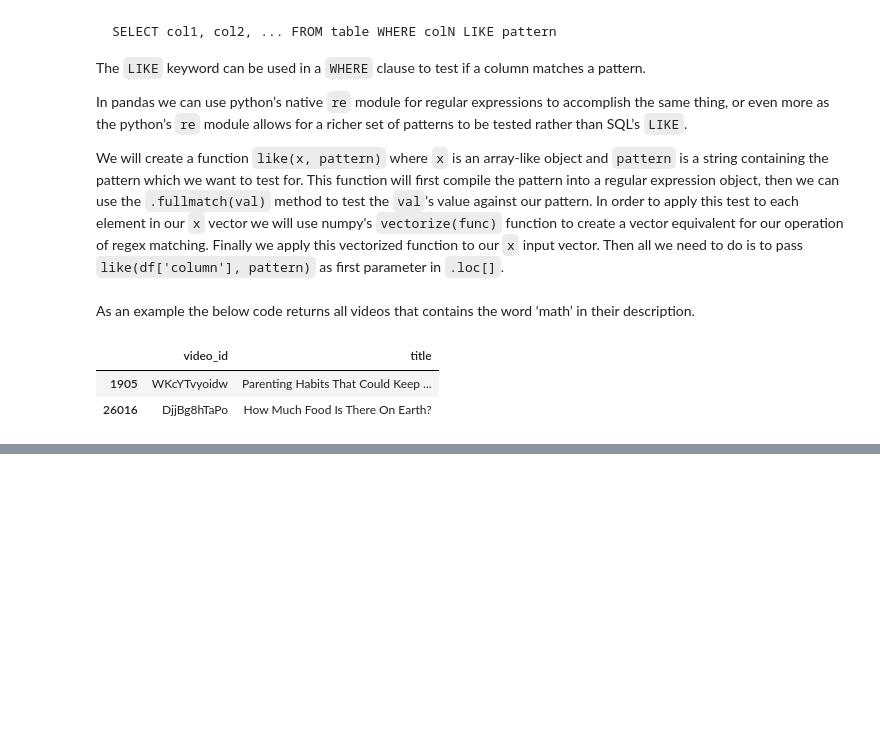
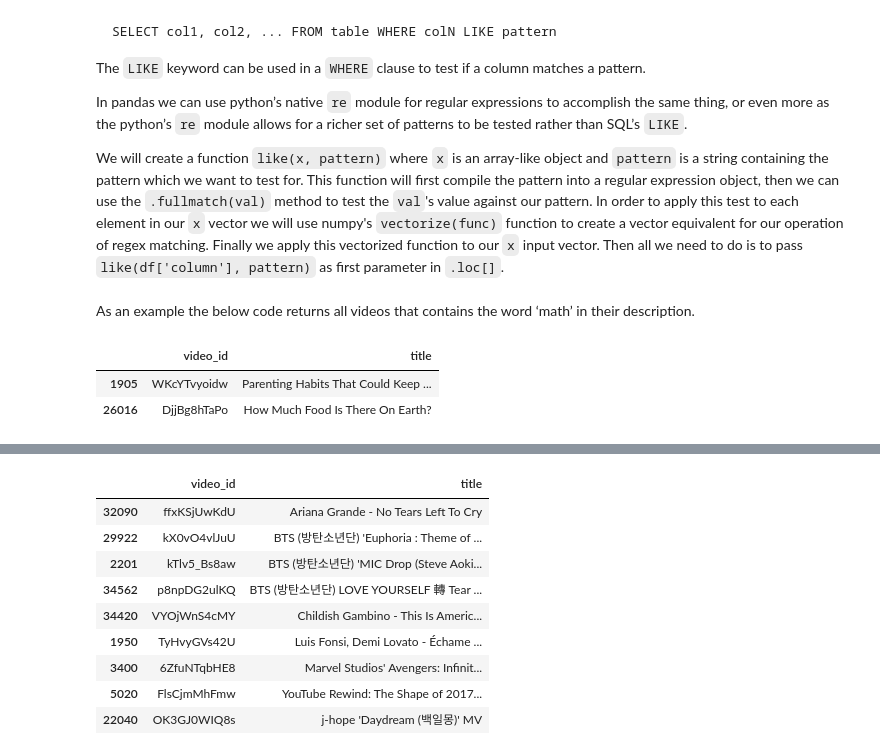
Before and after one commit to stevenkhwun/P4DS, a Jupyter notebook: SQL_in_Python_MediumArticle.ipynb, the cells around one changed output, grey strips where cells are left out. Drawn from its saved outputs; the diff is of its cells as text; code cells hidden in the pictures; blank space fills up the shorter version.

```diff
--- a/SQL_in_Python_MediumArticle.ipynb
+++ b/SQL_in_Python_MediumArticle.ipynb
@@ -571,0 +303,13 @@ tips.groupby(["smoker", "day"]).agg({"tip": [np.size, np.mean]})
+# %%
+usvideos.loc[usvideos["likes"]>=2000000, ["video_id", "title"]].sort_values(by=["title"], ascending=True).drop_duplicates()
+# %% [output]
+|  | video_id | title |
+| 32090 | ffxKSjUwKdU | Ariana Grande - No Tears Left To Cry |
+| 29922 | kX0vO4vlJuU | BTS (방탄소년단) 'Euphoria : Theme of ... |
+| 2201 | kTlv5_Bs8aw | BTS (방탄소년단) 'MIC Drop (Steve Aoki... |
+| 34562 | p8npDG2ulKQ | BTS (방탄소년단) LOVE YOURSELF 轉 Tear ... |
+| 34420 | VYOjWnS4cMY | Childish Gambino - This Is Americ... |
+| 1950 | TyHvyGVs42U | Luis Fonsi, Demi Lovato - Échame ... |
+| 3400 | 6ZfuNTqbHE8 | Marvel Studios' Avengers: Infinit... |
+| 5020 | FlsCjmMhFmw | YouTube Rewind: The Shape of 2017... |
+| 22040 | OK3GJ0WIQ8s | j-hope 'Daydream (백일몽)' MV |
```
Also changed, not shown: parts of 34 cells of this notebook.
